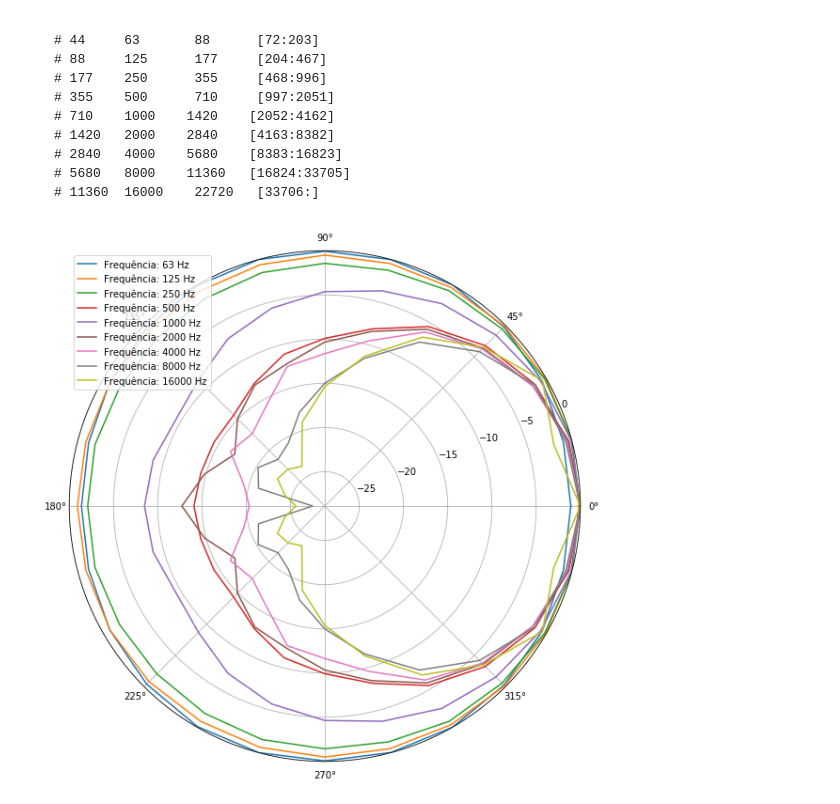
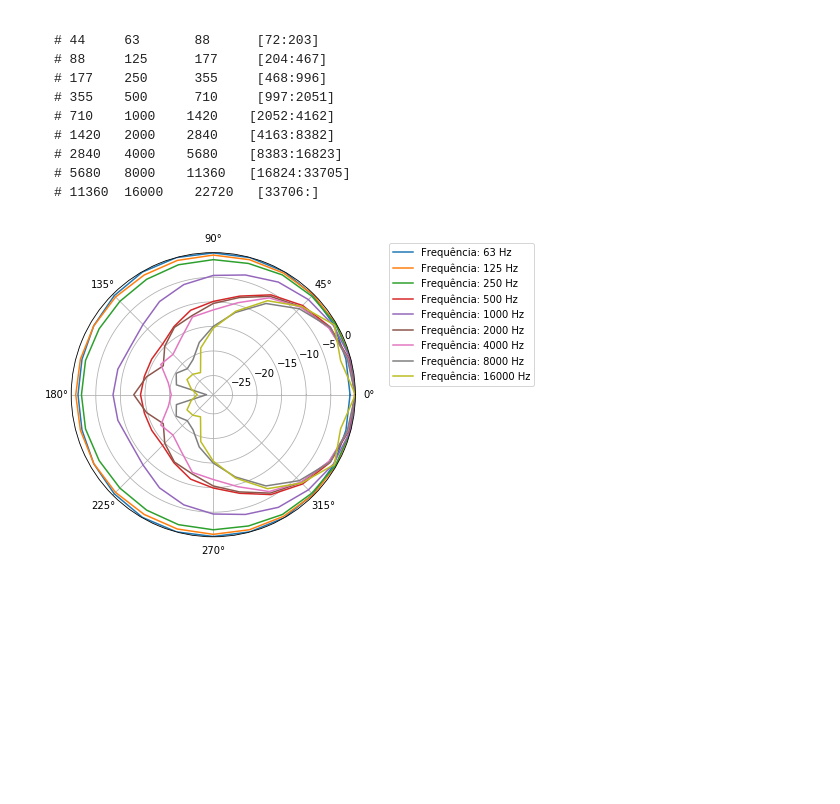
Before and after one commit to douglashsabreu/eletroacustica_3d_view, a Jupyter notebook: Untitled.ipynb, the cells around one changed output. Cells and saved outputs as stored; diff of their text form; code cells hidden in the pictures; blank space fills up the shorter version.

```diff
--- a/Untitled.ipynb
+++ b/Untitled.ipynb
@@ -79,24 +79,27 @@ def reduz_dimensão(matriz):
         m_aux.append(converte_oitava(np.array(line)))
     return np.array(m_aux)
 # %%
-def imprime_polar_2d(matriz):
-
+def imprime_polar_2d(matriz, name):
+    #from matplotlib import rcParams
+    #rcParams.update({'figure.autolayout': True})
     band_oitavas=np.array(reduz_dimensão(matriz))
     r = np.arange(0, 25, 1)
     theta = (2 * np.pi * r)/24
-    plt.figure(figsize=(15,10))
+    plt.figure(figsize=(7,5))
     ax = plt.subplot(111, projection='polar')
     ax.set_rmax(10)
     ax.set_rmin(-40)
     ax.grid(True)
-    #ax.set_rticks([-50,-40,-30,-20,-10,0,10])
+    #ax.set_yticks([-50,-40,-30,-20,-10,0])
     #ax.set_rlabel_position(-22.5)
     for idx in range(9):
         ax.plot(theta, (band_oitavas[:,idx]-(max(band_oitavas[:,idx]))), label="Frequência: "+str(legenda[idx])+" Hz")
-    plt.legend()
+    plt.legend(bbox_to_anchor=(1.1, 1.05), prop={'size': 10})
+    plt.tight_layout()
+    plt.savefig(name + '.eps')
     plt.show()
 # %%
-imprime_polar_2d(e_dB)
+imprime_polar_2d(e_dB, 'e')
 # %% [output]
-[figure, old version]
+[figure, new version]
 # %%
```
Also changed, not shown: parts of 5 cells of this notebook, 2 other files.
